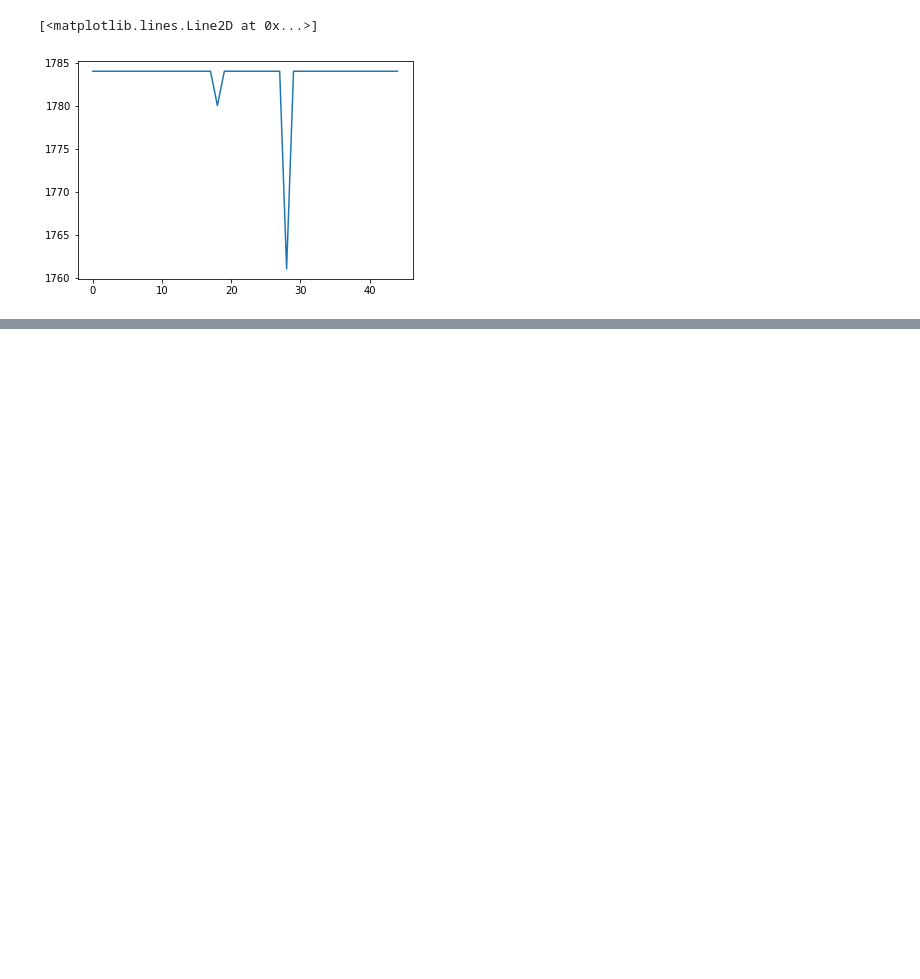
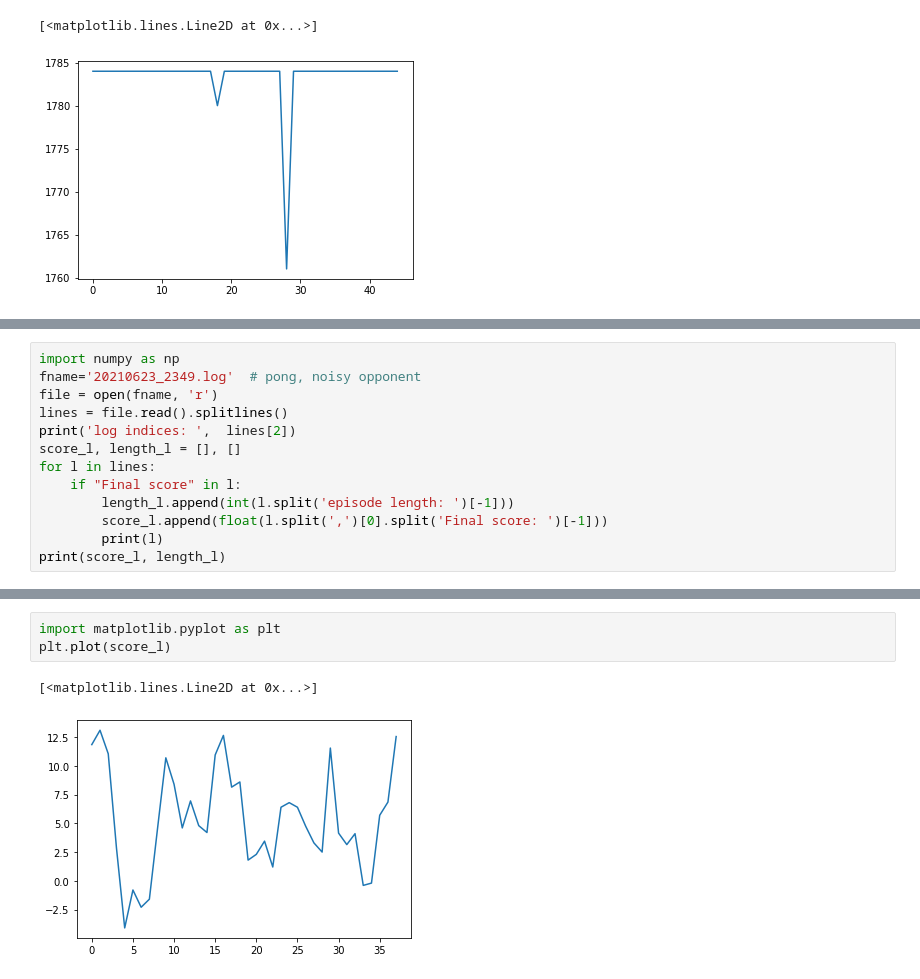
Before and after one commit to quantumiracle/marl_torch, a Jupyter notebook: log/log_analysis.ipynb, the cells around one changed output, grey strips where cells are left out. Saved outputs shown, nothing was run; the diff lists cells and outputs as text; blank space fills up the shorter version.

```diff
--- a/log/log_analysis.ipynb
+++ b/log/log_analysis.ipynb
@@ -128,0 +129,13 @@ plt.plot(length_l)
+# %%
+import numpy as np
+fname='20210623_2349.log'  # pong, noisy opponent
+file = open(fname, 'r')
+lines = file.read().splitlines()
+print('log indices: ',  lines[2])
+score_l, length_l = [], []
+for l in lines:
+    if "Final score" in l:
+        length_l.append(int(l.split('episode length: ')[-1]))
+        score_l.append(float(l.split(',')[0].split('Final score: ')[-1]))
+        print(l)
+print(score_l, length_l)
@@ -128,0 +160,6 @@ plt.plot(length_l)
+# %%
+import matplotlib.pyplot as plt
+plt.plot(score_l)
+# %% [output]
+[<matplotlib.lines.Line2D at 0x...>]
+[figure, added]
```
Also changed, not shown: parts of 9 cells of this notebook, 1 other file.
